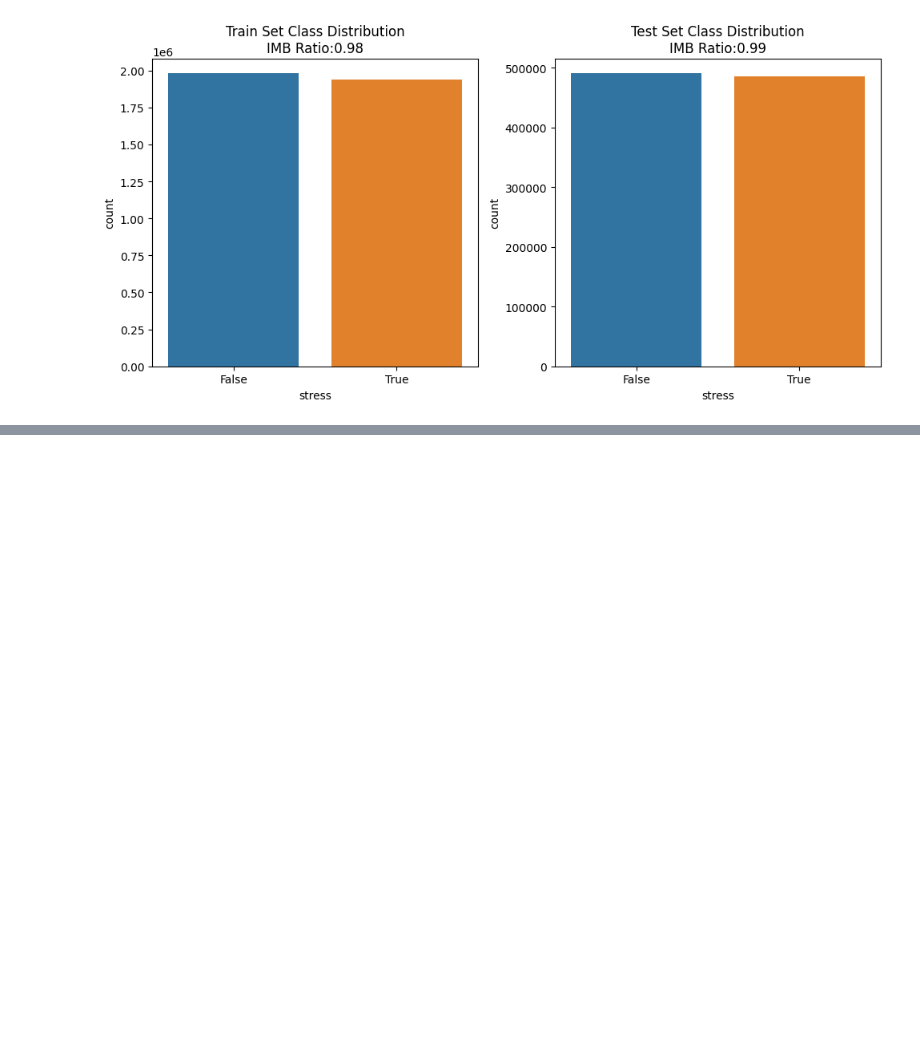
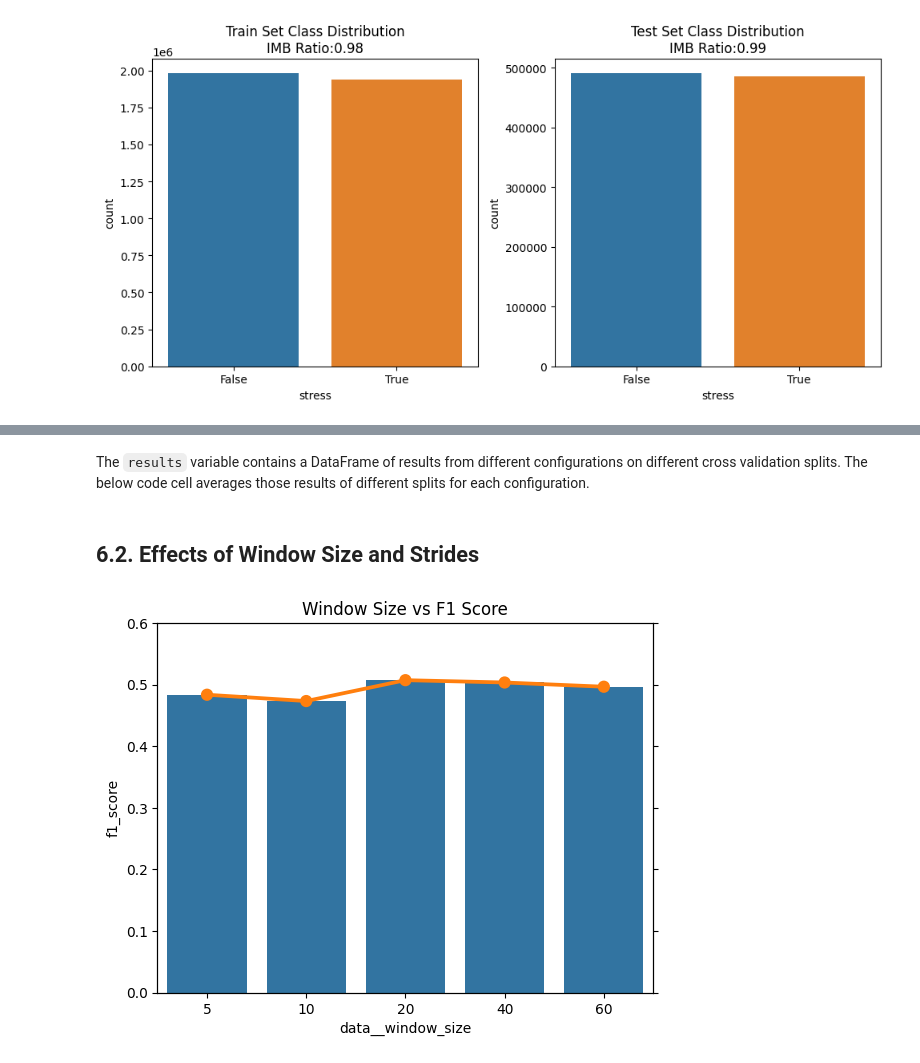
Before and after one commit to Socret360/ce888-data-science-and-decision-making, a Jupyter notebook: project/experiment.ipynb, the cells around one changed output, grey strips where cells are left out. Cells and saved outputs as stored; diff of their text form; code cells hidden in the pictures; blank space fills up the shorter version.

```diff
--- a/project/experiment.ipynb
+++ b/project/experiment.ipynb
@@ -553,0 +514,46 @@ results
+# %%
+output_filepath = os.path.join(OUTPUT_DIR, "dt_cv_results.csv")
+# %%
+param_grid = {
+    "data__window_size": [int(2 * i) for i in [5, 10, 20, 40, 60]],
+    "data__stride": [int(2 * j) for j in [0.5, 1, 1.5, 2]],
+    "data__features": utils.get_all_combinations(["ACC", "IBI", "TEMP", "EDA", "HR"]),
+    "clf__criterion": ["entropy"],
+    "clf__max_depth": [None, 5],
+}
+
+utils.start_cross_validation(param_grid, train_set, DecisionTreeClassifier, output_filepath)
+# %%
+results = pd.read_csv(output_filepath)
+
+# convert data__window_size and data__stride from num of samples to seconds
+results['data__window_size'] = results['data__window_size'] / 2
+results['data__stride'] = results['data__stride'] / 2
+# %% [markdown]
+The `results` variable contains a DataFrame of results from different configurations on different cross validation splits. The below code cell averages those results of different splits for each configuration.
+# %%
+avg_results = results.groupby(list(param_grid.keys()), as_index=False, dropna=False).mean(numeric_only=True)
+# %% [markdown]
+## 6.2. Effects of Window Size and Strides
+# %%
+temp = avg_results[['data__window_size', 'f1_score']]\
+        .groupby(['data__window_size'], as_index=False, dropna=False)\
+        .mean()
+
+temp['data__window_size'] = temp['data__window_size'].astype(int).astype(str)
+
+fig, ax1 = plt.subplots()
+ax2 = ax1.twinx() # secondary y-axis
+
+colours = sns.color_palette()
+
+sns.barplot(data=temp, x='data__window_size', y='f1_score', color=colours[0], ax=ax1)
+ax1.set_ylim(0, 0.6)
+
+sns.pointplot(data=temp, x='data__window_size', y='f1_score', color=colours[1], ax=ax2)
+ax2.set_ylim(0, 0.6)
+ax2.set(yticklabels=[], ylabel=None)
+ax2.tick_params(labelleft=False)
+_ = plt.title("Window Size vs F1 Score")
+# %% [output]
+[figure, added]
```
Also changed, not shown: parts of 16 cells of this notebook, 4 other files.
